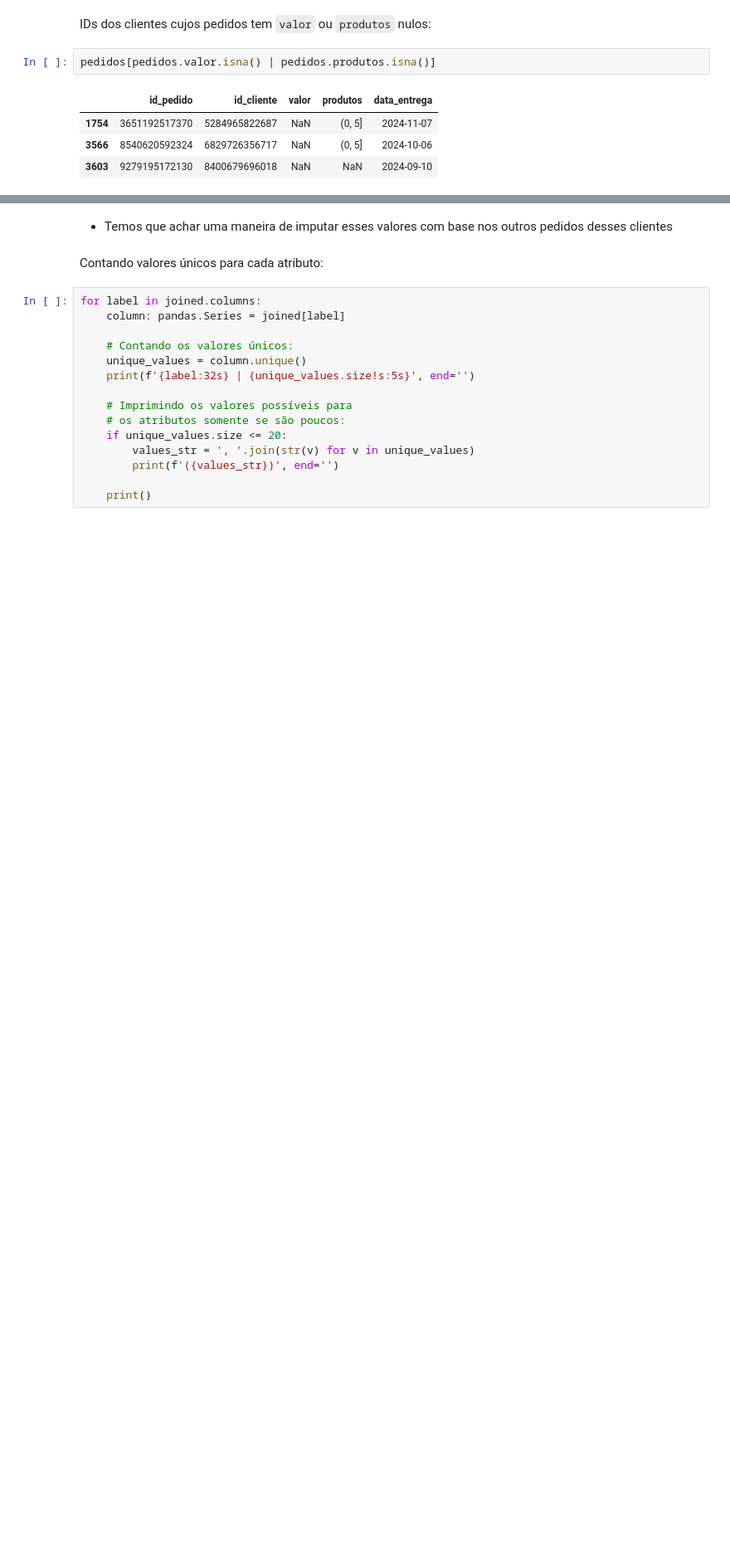
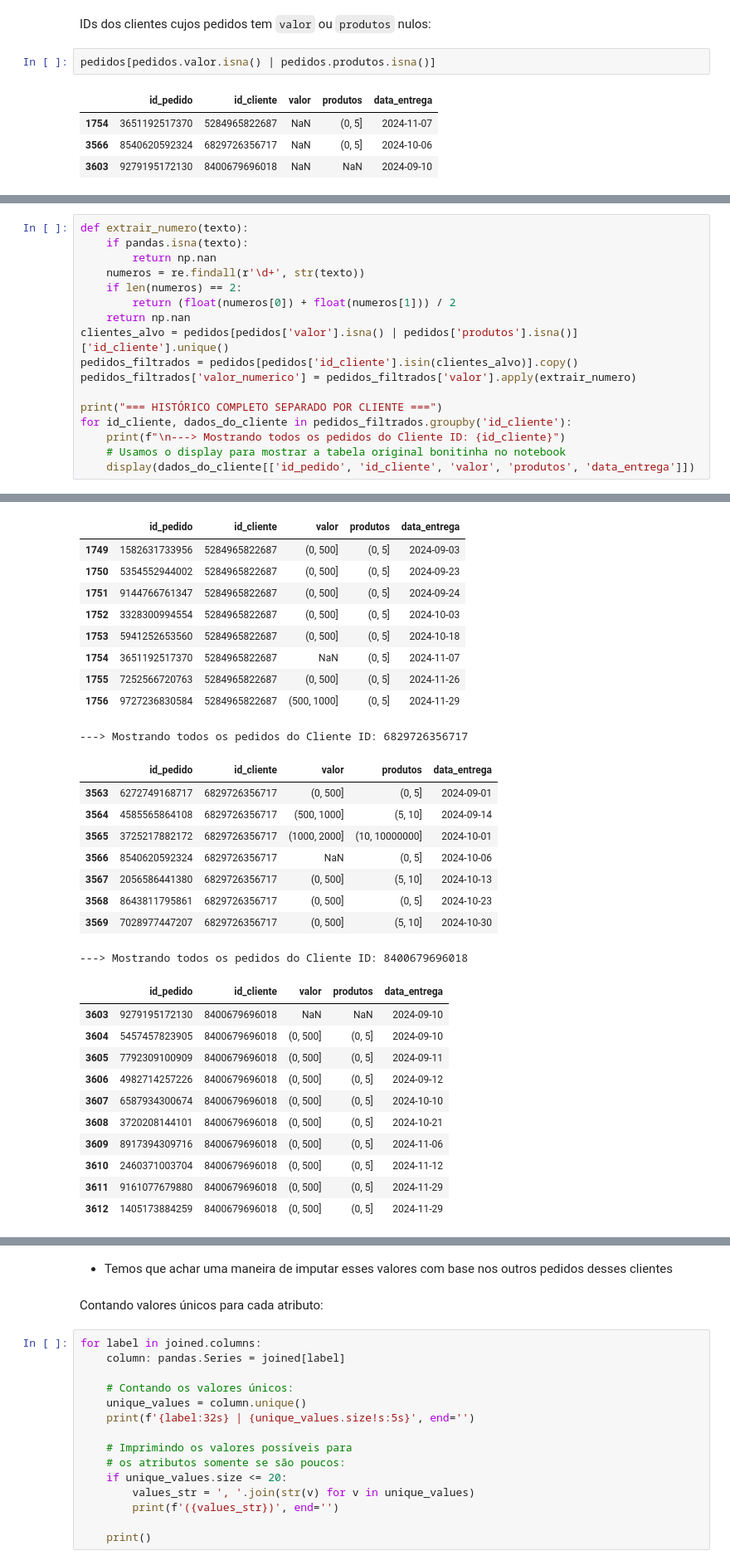
Before and after one commit to lgns-cin/CIN0144, a Jupyter notebook: EDA/com_pedidos.ipynb, the cells around one changed output, grey strips where cells are left out. Shown at 83% size. Saved outputs shown, nothing was run; the diff lists cells and outputs as text; blank space fills up the shorter version.

```diff
--- a/EDA/com_pedidos.ipynb
+++ b/EDA/com_pedidos.ipynb
@@ -135,0 +138,18 @@ pedidos[pedidos.valor.isna() | pedidos.produtos.isna()]
+# %%
+def extrair_numero(texto):
+    if pandas.isna(texto):
+        return np.nan
+    numeros = re.findall(r'\d+', str(texto))
+    if len(numeros) == 2:
+        return (float(numeros[0]) + float(numeros[1])) / 2
+    return np.nan
+clientes_alvo = pedidos[pedidos['valor'].isna() | pedidos['produtos'].isna()]['id_cliente'].unique()
+pedidos_filtrados = pedidos[pedidos['id_cliente'].isin(clientes_alvo)].copy()
+pedidos_filtrados['valor_numerico'] = pedidos_filtrados['valor'].apply(extrair_numero)
+
+print("=== HISTÓRICO COMPLETO SEPARADO POR CLIENTE ===")
+for id_cliente, dados_do_cliente in pedidos_filtrados.groupby('id_cliente'):
+    print(f"\n---> Mostrando todos os pedidos do Cliente ID: {id_cliente}")
+    # Usamos o display para mostrar a tabela original bonitinha no notebook
+    display(dados_do_cliente[['id_pedido', 'id_cliente', 'valor', 'produtos', 'data_entrega']])
+# %% [output]
@@ -135,0 +159,30 @@ pedidos[pedidos.valor.isna() | pedidos.produtos.isna()]
+|  | id_pedido | id_cliente | valor | produtos | data_entrega |
+| 1749 | 1582631733956 | 5284965822687 | (0, 500] | (0, 5] | 2024-09-03 |
+| 1750 | 5354552944002 | 5284965822687 | (0, 500] | (0, 5] | 2024-09-23 |
+| 1751 | 9144766761347 | 5284965822687 | (0, 500] | (0, 5] | 2024-09-24 |
+| 1752 | 3328300994554 | 5284965822687 | (0, 500] | (0, 5] | 2024-10-03 |
+| 1753 | 5941252653560 | 5284965822687 | (0, 500] | (0, 5] | 2024-10-18 |
+| 1754 | 3651192517370 | 5284965822687 | NaN | (0, 5] | 2024-11-07 |
+| 1755 | 7252566720763 | 5284965822687 | (0, 500] | (0, 5] | 2024-11-26 |
+| 1756 | 9727236830584 | 5284965822687 | (500, 1000] | (0, 5] | 2024-11-29 |
+---> Mostrando todos os pedidos do Cliente ID: 6829726356717
+|  | id_pedido | id_cliente | valor | produtos | data_entrega |
+| 3563 | 6272749168717 | 6829726356717 | (0, 500] | (0, 5] | 2024-09-01 |
+| 3564 | 4585565864108 | 6829726356717 | (500, 1000] | (5, 10] | 2024-09-14 |
+| 3565 | 3725217882172 | 6829726356717 | (1000, 2000] | (10, 10000000] | 2024-10-01 |
+| 3566 | 8540620592324 | 6829726356717 | NaN | (0, 5] | 2024-10-06 |
+| 3567 | 2056586441380 | 6829726356717 | (0, 500] | (5, 10] | 2024-10-13 |
+| 3568 | 8643811795861 | 6829726356717 | (0, 500] | (0, 5] | 2024-10-23 |
+| 3569 | 7028977447207 | 6829726356717 | (0, 500] | (5, 10] | 2024-10-30 |
+---> Mostrando todos os pedidos do Cliente ID: 8400679696018
+|  | id_pedido | id_cliente | valor | produtos | data_entrega |
+| 3603 | 9279195172130 | 8400679696018 | NaN | NaN | 2024-09-10 |
+| 3604 | 5457457823905 | 8400679696018 | (0, 500] | (0, 5] | 2024-09-10 |
+| 3605 | 7792309100909 | 8400679696018 | (0, 500] | (0, 5] | 2024-09-11 |
+| 3606 | 4982714257226 | 8400679696018 | (0, 500] | (0, 5] | 2024-09-12 |
+| 3607 | 6587934300674 | 8400679696018 | (0, 500] | (0, 5] | 2024-10-10 |
+| 3608 | 3720208144101 | 8400679696018 | (0, 500] | (0, 5] | 2024-10-21 |
+| 3609 | 8917394309716 | 8400679696018 | (0, 500] | (0, 5] | 2024-11-06 |
+| 3610 | 2460371003704 | 8400679696018 | (0, 500] | (0, 5] | 2024-11-12 |
+| 3611 | 9161077679880 | 8400679696018 | (0, 500] | (0, 5] | 2024-11-29 |
+| 3612 | 1405173884259 | 8400679696018 | (0, 500] | (0, 5] | 2024-11-29 |
```
Also changed, not shown: parts of 19 cells of this notebook.
